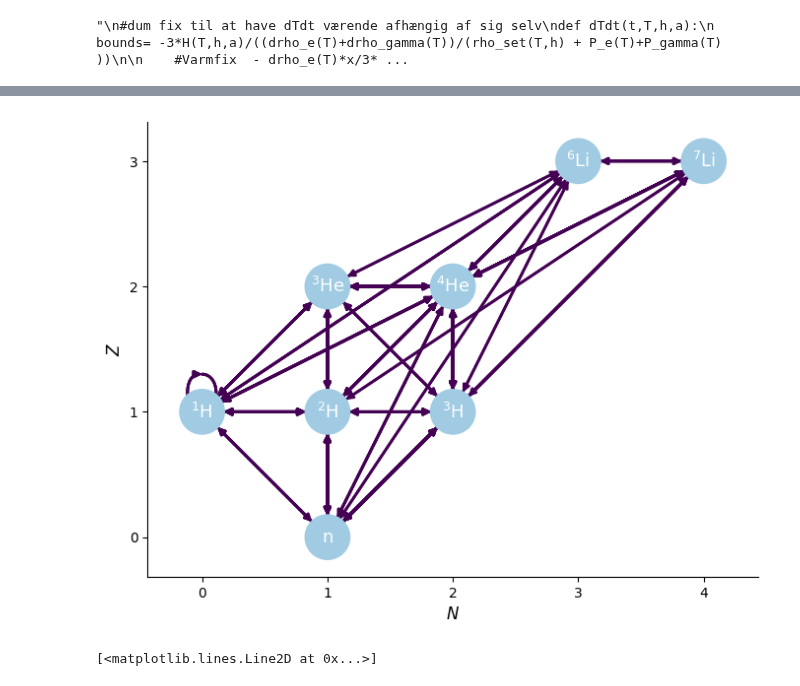
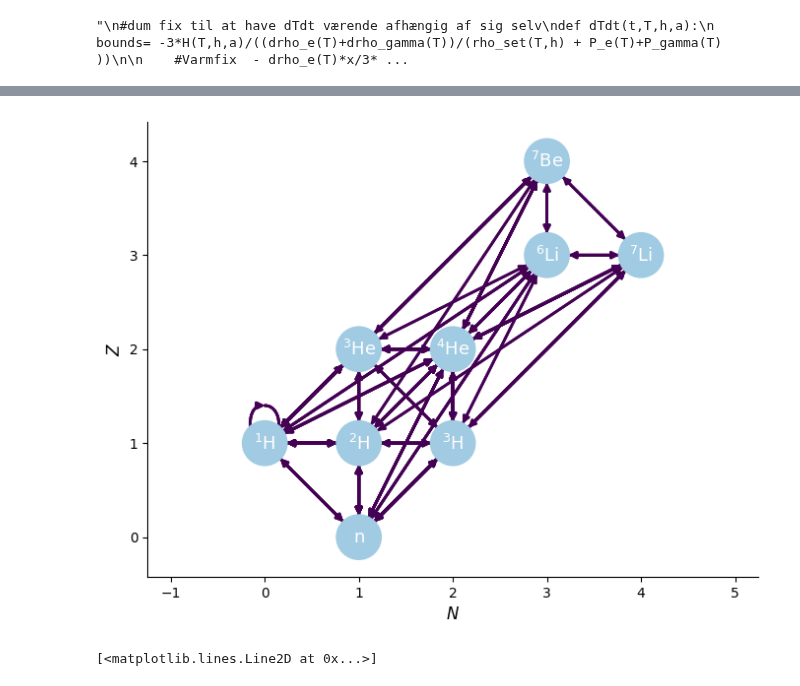
Before and after one commit to hansbdein/Speciale, a Jupyter notebook: vigtigere_2.ipynb, the cells around one changed output, grey strips where cells are left out. Drawn from its saved outputs; the diff is of its cells as text; code cells hidden in the pictures.

```diff
--- a/vigtigere_2.ipynb
+++ b/vigtigere_2.ipynb
@@ -693,12 +693,12 @@ solY.y[4][timepoint]/solY.y[3][timepoint]
 import pynucastro as pyna
 reaclibrary = pyna.ReacLibLibrary()
 # %%
-all_nuclei = ["p","n", "h2", "h3", "he3", "he4","Li6","Li7"]
+all_nuclei = ["p","n", "h2", "h3", "he3", "he4","Li6","Li7","Be7"]
 bbn_library = reaclibrary.linking_nuclei(all_nuclei, with_reverse=True)
 bbn_network = pyna.networks.PythonNetwork(libraries=bbn_library)
 fig = bbn_network.plot()
 # %% [output]
-[figure, old version]
+[figure, new version]
 # %%
 def testfunct(T,v):
     return s_d(m_d/2*v**2,S_dt,A_dt)*v\
```
Also changed, not shown: parts of 7 cells of this notebook, 2 other files.
